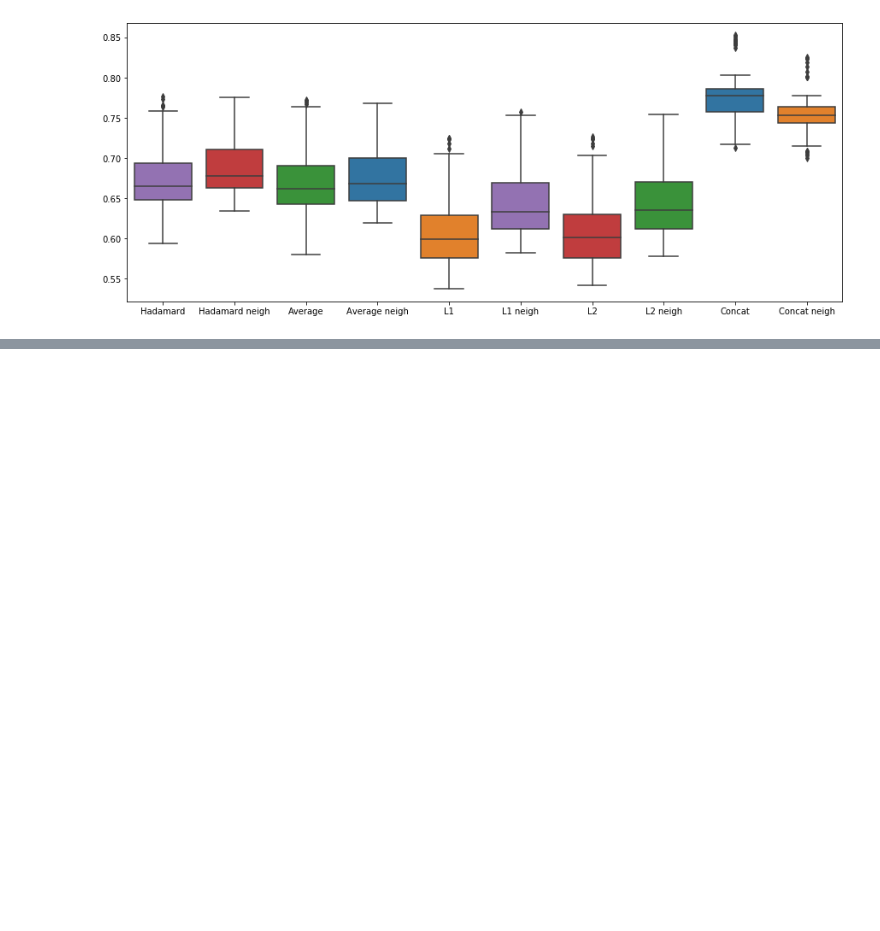
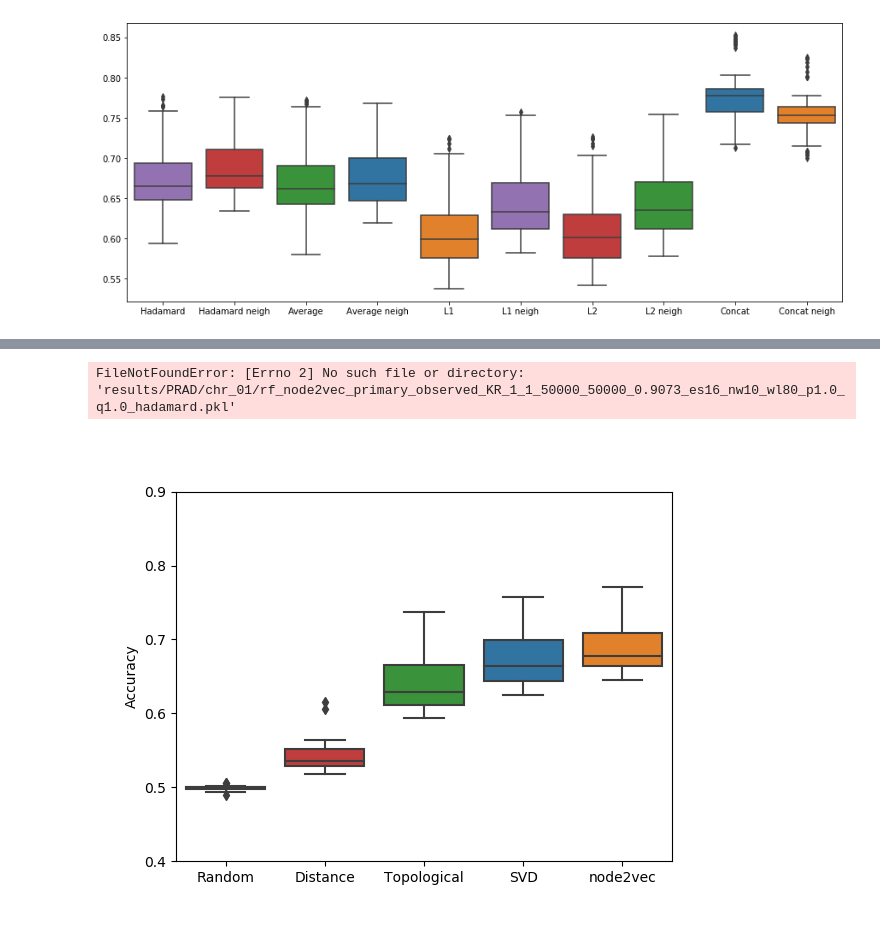
Before and after one commit to marcovarrone/gene-expression-chromatin, a Jupyter notebook: src/link_prediction/09_plots.ipynb, the cells around one changed output, grey strips where cells are left out. Saved outputs shown, nothing was run; the diff lists cells and outputs as text; code cells hidden in the pictures; blank space fills up the shorter version.

```diff
--- a/src/link_prediction/09_plots.ipynb
+++ b/src/link_prediction/09_plots.ipynb
@@ -242,0 +291,19 @@ plt.xticks(np.arange(10),['Hadamard', 'Hadamard neigh', 'Average', 'Average neig
+# %%
+scores =[]
+for method in method_sizes.keys():
+    y = []
+    for chromosome in chromosomes:
+        with open('results/PRAD/chr_{:02d}/rf_node2vec_primary_observed_KR_{}_{}_50000_50000_0.9073_es{}_nw10_wl80_p1.0_q1.0_{}.pkl'.format(chromosome, chromosome, chromosome, method_sizes[method], method), 'rb') as file_load:
+            results = pickle.load(file_load)
+            y.extend(results['acc'])
+    scores.append(y)
+plt.figure(figsize=(15,6))
+sns.boxplot(data=pd.DataFrame(scores).T, palette=boxplot_palette)
+plt.xticks(np.arange(10),['Hadamard', 'Hadamard neigh', 'Average', 'Average neigh', 'L1',  'Concat'])
+# %% [output]
+FileNotFoundError: [Errno 2] No such file or directory: 'results/PRAD/chr_01/rf_node2vec_primary_observed_KR_1_1_50000_50000_0.9073_es16_nw10_wl80_p1.0_q1.0_hadamard.pkl'
+# %%
+pil_img = Image(filename='plots/MCF7/acc_chr_all_Random_Distance_had_Topological_avg_sub_SVD_nwhad_node2vec_nwhad.png')
+display(pil_img)
+# %% [output]
+[figure, added]
```
Also changed, not shown: parts of 7 cells of this notebook.
